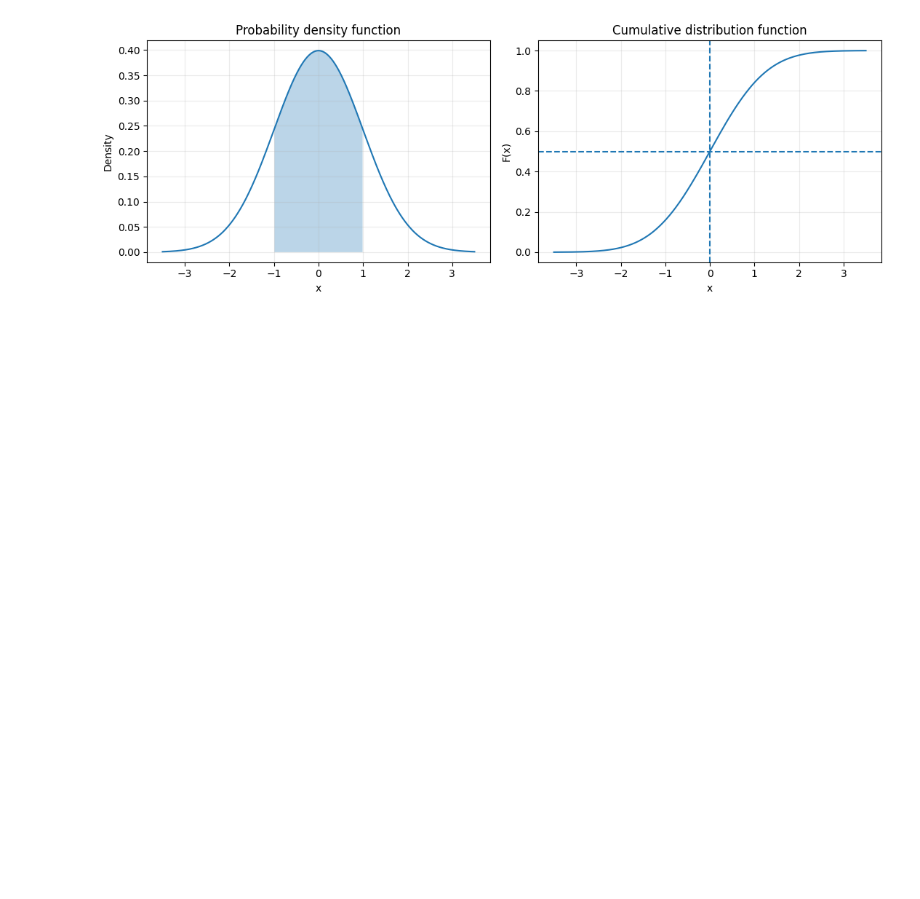
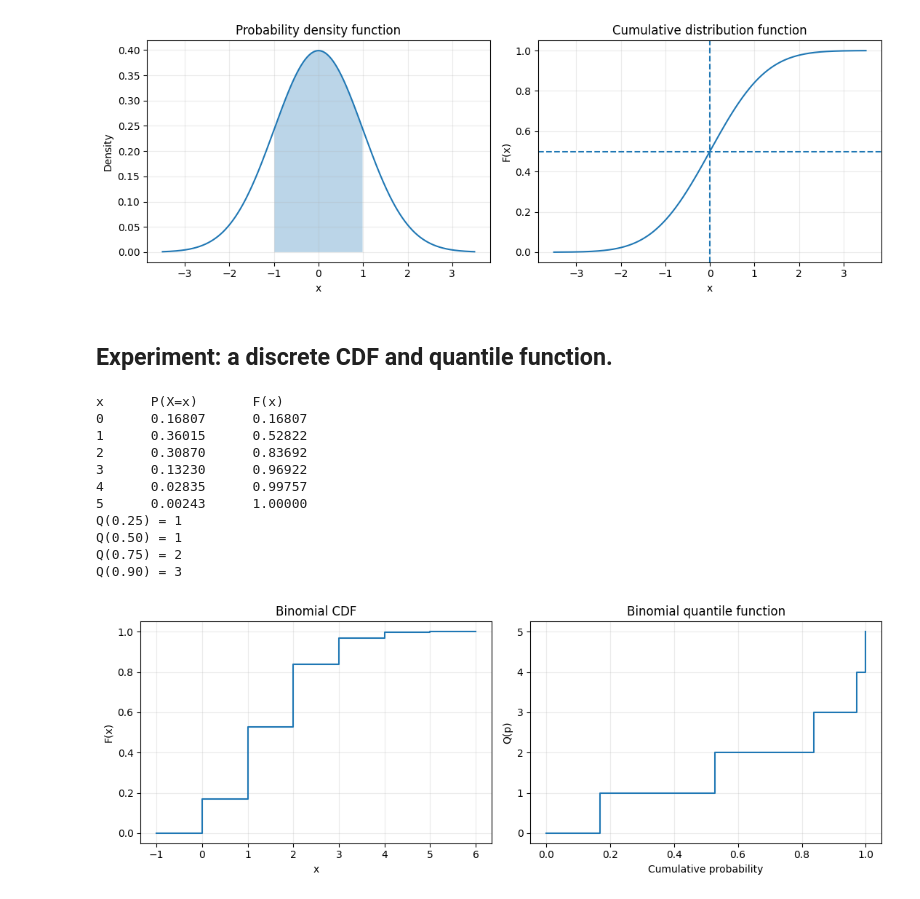
Before and after one commit to basunotes/basunotes.github.io, a Jupyter notebook: notes/notebooks/probability_distributions.ipynb, the cells around one changed output. Drawn from its saved outputs; the diff is of its cells as text; code cells hidden in the pictures; blank space fills up the shorter version.

Commit message:
Revise section about distributions and quantile functions

```diff
--- a/notes/notebooks/probability_distributions.ipynb
+++ b/notes/notebooks/probability_distributions.ipynb
@@ -66,3 +66,82 @@ P(X <= 1): 0.8413447460685429
 P(X > 1): 0.15865525393145707
 P(-1 < X <= 1): 0.6826894921370859
 [figure]
+# %% [markdown]
+## Experiment: a discrete CDF and quantile function.
+# %%
+import numpy as np
+import matplotlib.pyplot as plt
+from scipy.stats import binom
+
+distribution = binom(n=5, p=0.3)
+
+values = np.arange(0, 6)
+
+print("x      P(X=x)       F(x)")
+
+for x in values:
+    print(
+        f"{x}      "
+        f"{distribution.pmf(x):.5f}      "
+        f"{distribution.cdf(x):.5f}"
+    )
+
+# Quantiles of the same distribution.
+probabilities = [0.25, 0.50, 0.75, 0.90]
+
+for p in probabilities:
+    q = distribution.ppf(p)
+    print(f"Q({p:.2f}) = {q:.0f}")
+
+fig, axes = plt.subplots(1, 2, figsize=(11, 4))
+
+# CDF: a right-continuous step function.
+x = np.arange(-1, 7)
+
+axes[0].step(
+    x, distribution.cdf(x), where="post"
+)
+
+axes[0].set_xlabel("x")
+axes[0].set_ylabel("F(x)")
+axes[0].set_title("Binomial CDF")
+
+# Quantile function.
+p = np.linspace(0.001, 0.999, 500)
+
+axes[1].step(
+    p, distribution.ppf(p), where="post"
+)
+
+axes[1].set_xlabel("Cumulative probability")
+axes[1].set_ylabel("Q(p)")
+axes[1].set_title("Binomial quantile function")
+
+for ax in axes:
+    ax.grid(alpha=0.25)
+
+fig.tight_layout()
+
+fig.savefig(
+    "../../images/binomial_cdf_quantile.png",
+    dpi=180,
+    bbox_inches="tight"
+)
+
+plt.show()
+
+# Experiment: change the success probability to 0.7.
+# Compare the distributions and their quantiles.
+# %% [output]
+x      P(X=x)       F(x)
+0      0.16807      0.16807
+1      0.36015      0.52822
+2      0.30870      0.83692
+3      0.13230      0.96922
+4      0.02835      0.99757
+5      0.00243      1.00000
+Q(0.25) = 1
+Q(0.50) = 1
+Q(0.75) = 2
+Q(0.90) = 3
+[figure, added]
```
Also changed, not shown: parts of 8 cells of this notebook, 3 other files.
